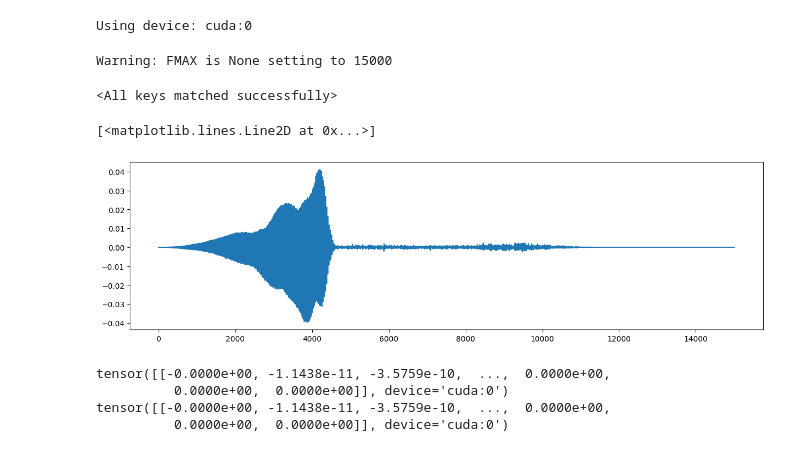
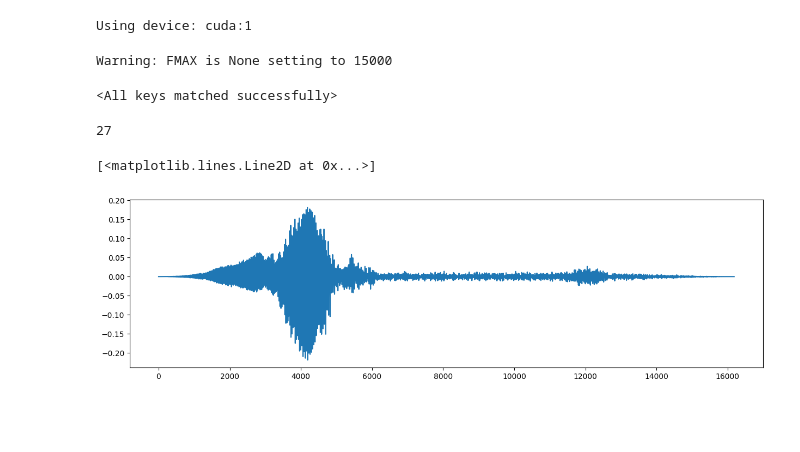
Before and after one commit to NSagan271/MaskSpec_forked, a Jupyter notebook: TestImputation.ipynb, the cells around one changed output. Saved outputs shown, nothing was run; the diff lists cells and outputs as text; code cells hidden in the pictures; blank space fills up the shorter version.

```diff
--- a/TestImputation.ipynb
+++ b/TestImputation.ipynb
@@ -40,7 +35,9 @@ def get_sample(use_wav_example=False, seq_idx=200, mic_idx=0, hopsize=320, upsam
 
     x = signal.resample(X[:, mic_idx], X.shape[0] * upsample_rate)
     x = x * signal.windows.tukey(len(x))
-    x = np.hstack((x, np.zeros(320319 // 320 * hopsize - len(x))))
+    zeros_to_add = 320319 // 320 * hopsize - len(x)
+    if zeros_to_add > 0:
+        x = np.hstack((x, np.zeros(zeros_to_add)))
 
     return x
 # %%
@@ -123,12 +145,12 @@ def test_imputation(x, model, device, mask):
 # %%
 ## Setup pytorch
 
-GPU_NUM = '0'
+GPU_NUM = '1'
 
 device = torch.device(('cuda:' + GPU_NUM) if (torch.cuda.is_available() and GPU_NUM != '-1') else 'cpu')
 print("Using device: {}".format(device))
 if device == 'cuda':
     print("Device index: {}".format(torch.cuda.current_device()))
 # %% [output]
-Using device: cuda:0
+Using device: cuda:1
 # %%
@@ -143,20 +167,20 @@ model.load_state_dict(checkpoint['model'])
 # %% [output]
 Warning: FMAX is None setting to 15000
 <All keys matched successfully>
+# %%
+idx = np.random.randint(295)
+idx
+# %% [output]
+27
 # %%
-x = get_sample(hopsize=15, seq_idx=20, upsample_rate=100//30, mic_idx=2, scale=0.1)
+x = get_sample(seq_idx=idx, upsample_rate=4, hopsize=15, mic_idx=0, scale=1)
 plt.figure(figsize=(15, 4))
 plt.plot(x)
 # %% [output]
 [<matplotlib.lines.Line2D at 0x...>]
-[figure, old version]
+[figure, new version]
 # %%
-mel_x, x_prime, loss, mask = test_model_forward(x, model, device, 0.4)
+mel_x, x_prime, loss, mask = test_model_forward(x, model, device, 0.8)
-# %% [output]
-tensor([[-0.0000e+00, -1.1438e-11, -3.5759e-10,  ...,  0.0000e+00,
-          0.0000e+00,  0.0000e+00]], device='cuda:0')
-tensor([[-0.0000e+00, -1.1438e-11, -3.5759e-10,  ...,  0.0000e+00,
-          0.0000e+00,  0.0000e+00]], device='cuda:0')
 # %%
 mel_x = mel_x[0][0].detach().cpu().numpy()
 plot_specgram(mel_x)
```
Also changed, not shown: parts of 25 cells of this notebook, 8 other files.
